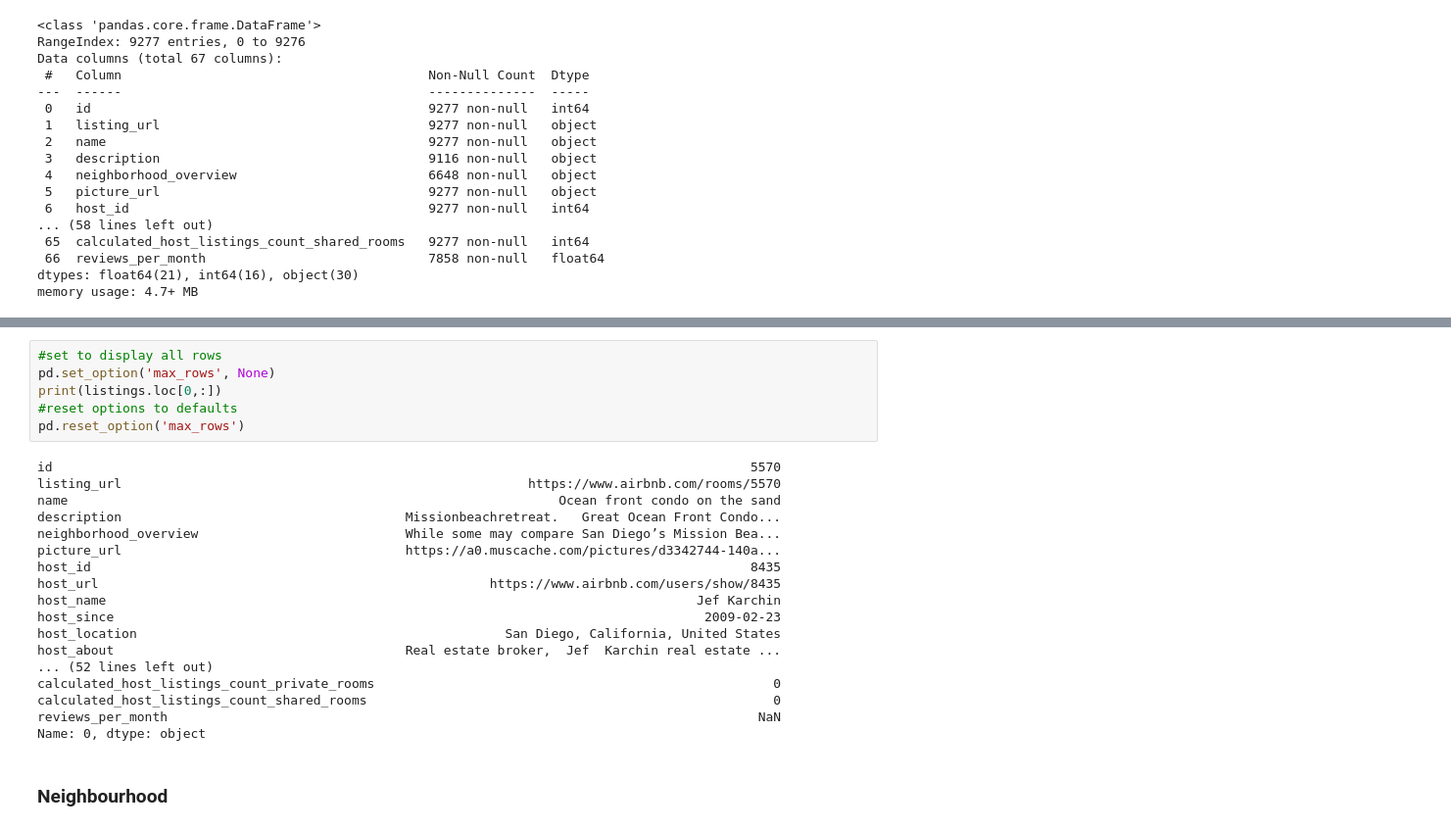
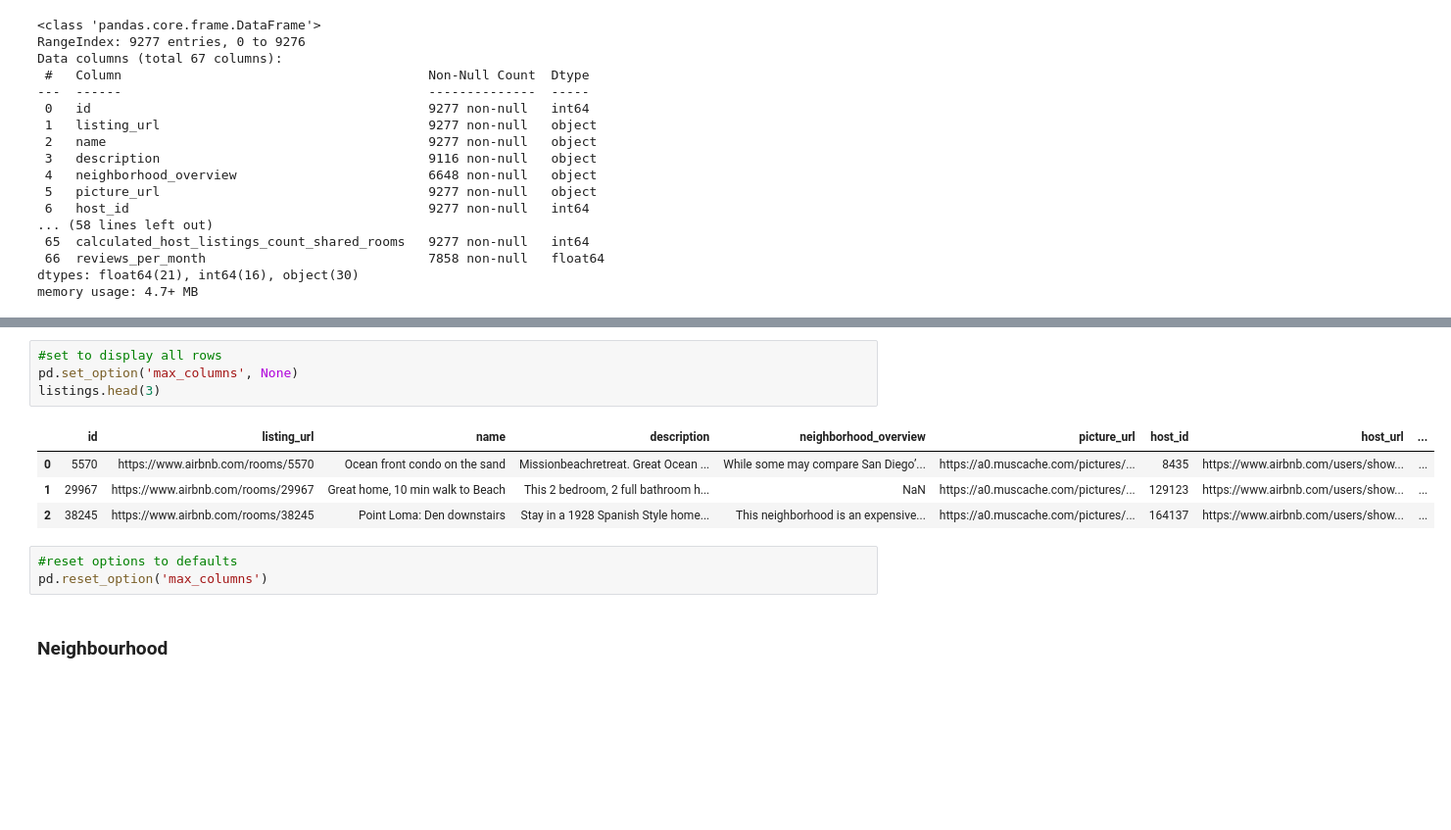
Before and after one commit to Hienquang/AirbnbCapstone, a Jupyter notebook: Notebook/Exploratory Data Analysis.ipynb, the cells around one changed output, grey strips where cells are left out. Shown at 98% size. Cells and saved outputs as stored; diff of their text form; blank space fills up the shorter version.

```diff
--- a/Notebook/Exploratory Data Analysis.ipynb
+++ b/Notebook/Exploratory Data Analysis.ipynb
@@ -46,27 +36,15 @@ listings.head()
 # %%
 #set to display all rows
-pd.set_option('max_rows', None)
-print(listings.loc[0,:])
-#reset options to defaults
-pd.reset_option('max_rows')
+pd.set_option('max_columns', None)
+listings.head(3)
 # %% [output]
-id                                                                                           5570
-listing_url                                                     https://www.airbnb.com/rooms/5570
-name                                                                Ocean front condo on the sand
-description                                     Missionbeachretreat.   Great Ocean Front Condo...
-neighborhood_overview                           While some may compare San Diego’s Mission Bea...
-picture_url                                     https://a0.muscache.com/pictures/d3342744-140a...
-host_id                                                                                      8435
-host_url                                                   https://www.airbnb.com/users/show/8435
-host_name                                                                             Jef Karchin
-host_since                                                                             2009-02-23
-host_location                                                San Diego, California, United States
-host_about                                      Real estate broker,  Jef  Karchin real estate ...
-... (52 lines left out)
-calculated_host_listings_count_private_rooms                                                    0
-calculated_host_listings_count_shared_rooms                                                     0
-reviews_per_month                                                                             NaN
-Name: 0, dtype: object
+|  | id | listing_url | name | description | neighborhood_overview | picture_url | host_id | host_url | ... |
+| 0 | 5570 | https://www.airbnb.com/rooms/5570 | Ocean front condo on the sand | Missionbeachretreat. Great Ocean ... | While some may compare San Diego’... | https://a0.muscache.com/pictures/... | 8435 | https://www.airbnb.com/users/show... | ... |
+| 1 | 29967 | https://www.airbnb.com/rooms/29967 | Great home, 10 min walk to Beach | This 2 bedroom, 2 full bathroom h... | NaN | https://a0.muscache.com/pictures/... | 129123 | https://www.airbnb.com/users/show... | ... |
+| 2 | 38245 | https://www.airbnb.com/rooms/38245 | Point Loma: Den downstairs | Stay in a 1928 Spanish Style home... | This neighborhood is an expensive... | https://a0.muscache.com/pictures/... | 164137 | https://www.airbnb.com/users/show... | ... |
+# %%
+#reset options to defaults
+pd.reset_option('max_columns')
 # %% [markdown]
 ### Neighbourhood
 # %%
```
Also changed, not shown: parts of 13 cells of this notebook.
